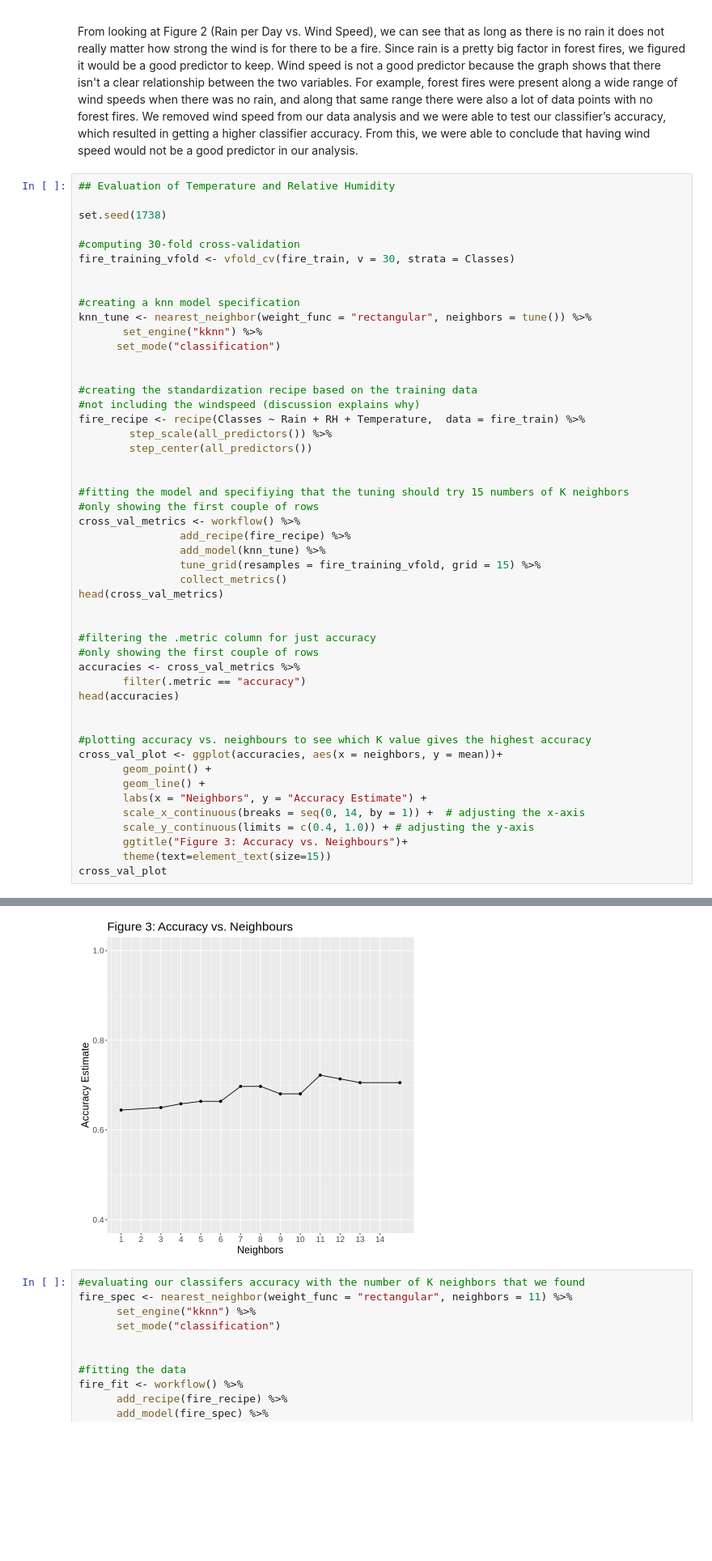
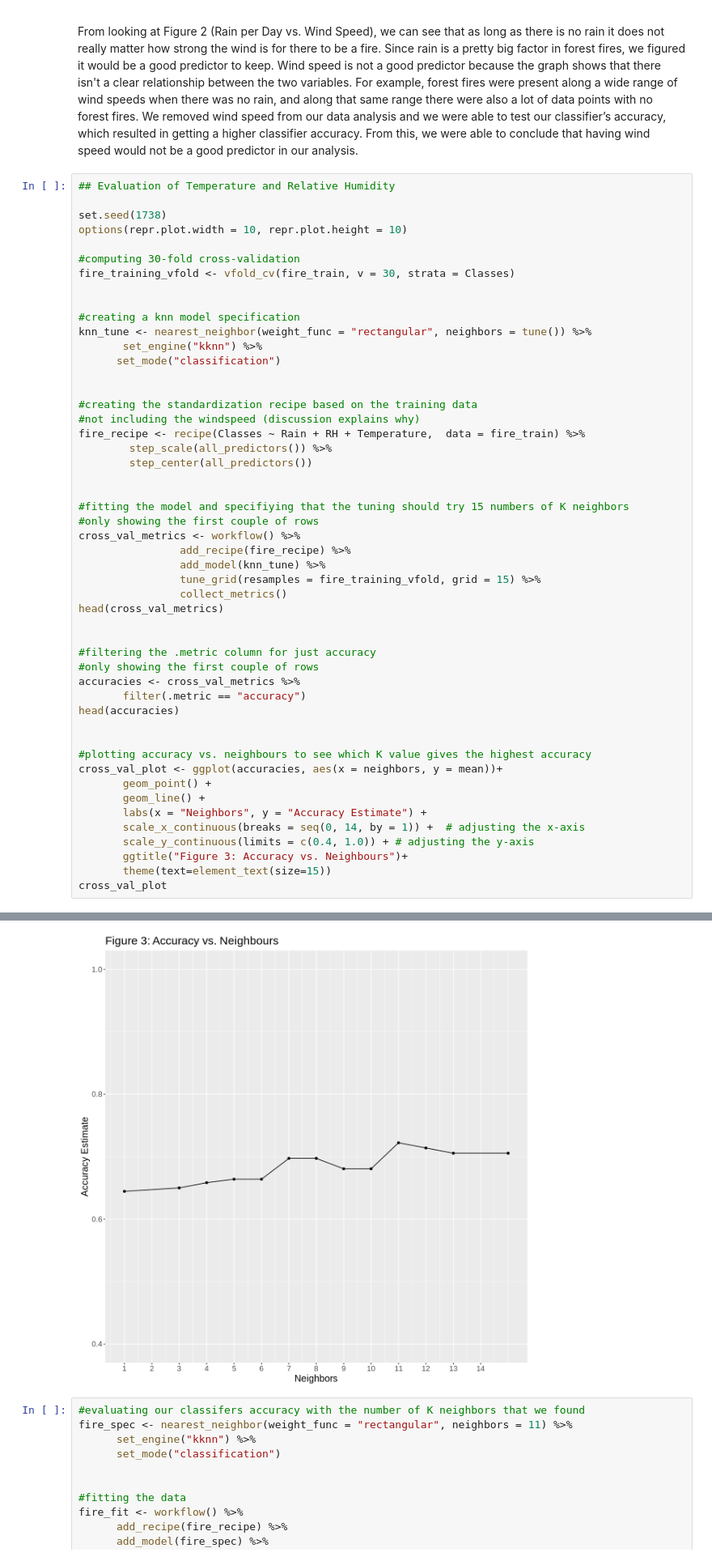
Before and after one commit to lufinot/DTSC-G18-V2, a Jupyter notebook: projectt.ipynb, the cells around one changed output, grey strips where cells are left out. Shown at 81% size. Saved outputs shown, nothing was run; the diff lists cells and outputs as text; blank space fills up the shorter version.

Commit message:
Made the K vs. Accuracy plot bigger

```diff
--- a/projectt.ipynb
+++ b/projectt.ipynb
@@ -174,6 +174,7 @@ From looking at Figure 2 (Rain per Day vs. Wind Speed), we can see that as long
 ## Evaluation of Temperature and Relative Humidity
 
 set.seed(1738)
+options(repr.plot.width = 10, repr.plot.height = 10)
 
 #computing 30-fold cross-validation
 fire_training_vfold <- vfold_cv(fire_train, v = 30, strata = Classes)
@@ -228,34 +229,34 @@ cross_val_plot
 
 ! Fold04: internal: No observations were detected in `truth` for level(s): 'Classe...
 
 ! Fold05: internal: No observations were detected in `truth` for level(s): 'Classe...
 
 ! Fold06: internal: No observations were detected in `truth` for level(s): 'Classe...
 
 ... (43 lines left out)
 
 ! Fold29: internal: No observations were detected in `truth` for level(s): 'Classe...
 
 ! Fold30: internal: No observations were detected in `truth` for level(s): 'Classe...
 A tibble: 6 × 7
 | neighbors | .metric | .estimator | mean | n | std_err | .config |
 | <int> | <chr> | <chr> | <dbl> | <int> | <dbl> | <chr> |
 | 1 | accuracy | multiclass | 0.6444444 | 30 | 0.04709528 | Model01 |
 | 1 | roc_auc | hand_till | 0.6416667 | 30 | 0.04746949 | Model01 |
 | 3 | accuracy | multiclass | 0.6500000 | 30 | 0.05123008 | Model02 |
 | 3 | roc_auc | hand_till | 0.7625000 | 30 | 0.05372276 | Model02 |
 | 4 | accuracy | multiclass | 0.6583333 | 30 | 0.05245414 | Model03 |
 | 4 | roc_auc | hand_till | 0.7333333 | 30 | 0.04708963 | Model03 |
 A tibble: 6 × 7
 | neighbors | .metric | .estimator | mean | n | std_err | .config |
 | <int> | <chr> | <chr> | <dbl> | <int> | <dbl> | <chr> |
 | 1 | accuracy | multiclass | 0.6444444 | 30 | 0.04709528 | Model01 |
 | 3 | accuracy | multiclass | 0.6500000 | 30 | 0.05123008 | Model02 |
 | 4 | accuracy | multiclass | 0.6583333 | 30 | 0.05245414 | Model03 |
 | 5 | accuracy | multiclass | 0.6638889 | 30 | 0.04598908 | Model04 |
 | 6 | accuracy | multiclass | 0.6638889 | 30 | 0.04598908 | Model05 |
 | 7 | accuracy | multiclass | 0.6972222 | 30 | 0.04917638 | Model06 |
-[figure, old version]
+[figure, new version]
 # %%
 #evaluating our classifers accuracy with the number of K neighbors that we found
 fire_spec <- nearest_neighbor(weight_func = "rectangular", neighbors = 11) %>%
```
